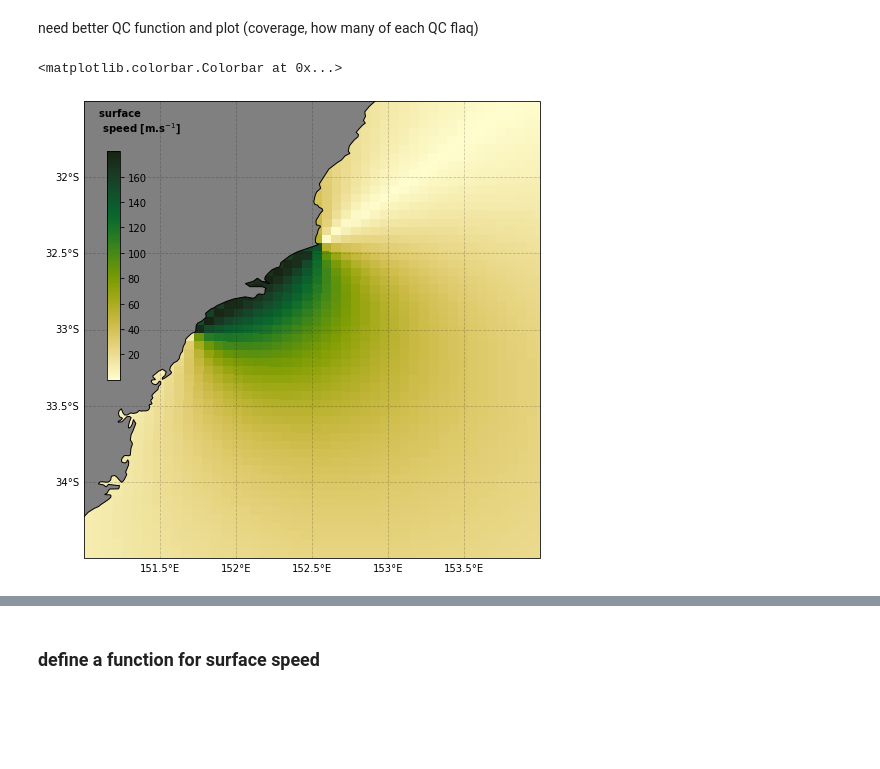
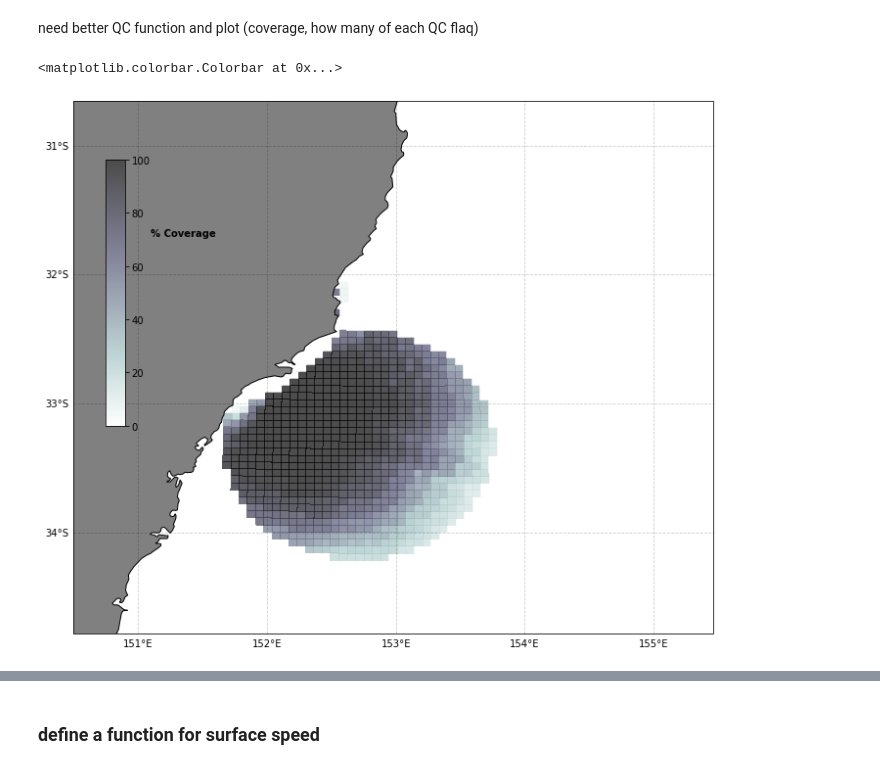
Before and after one commit to nmalan/IMOS-tutorials, a Jupyter notebook: HF_radar_altimetry_SST.ipynb, the cells around one changed output, grey strips where cells are left out. Drawn from its saved outputs; the diff is of its cells as text; code cells hidden in the pictures; blank space fills up the shorter version.

Commit message:
added mean coverage plot to notebook

```diff
--- a/HF_radar_altimetry_SST.ipynb
+++ b/HF_radar_altimetry_SST.ipynb
@@ -20,0 +23,3 @@ radar = xr.open_dataset('http://thredds.aodn.org.au/thredds/dodsC/IMOS/ACORN/gri
+# %%
+coverage = xr.open_dataset('NEWC_coverage_2017_11_30_2021_09_16.nc')
+coverage
@@ -29,33 +44,3 @@ radar['V_good'] = radar.VCUR.where((radar.VCUR_quality_control>0)&(radar.VCUR_qu
 radar['U_good'] = radar.UCUR.where((radar.VCUR_quality_control>0)&(radar.UCUR_quality_control<3))
 # %% [markdown]
 need better QC function and plot (coverage, how many of each QC flaq)
-# %%
-fig = plt.figure(figsize=(18,10))
-ax = plt.subplot(1,2,1,projection=ccrs.PlateCarree())
-#set coastline
-coast = cfeature.NaturalEarthFeature(category='physical', scale='10m',
-                            facecolor='none', name='coastline')
-feature = ax.add_feature(coast, edgecolor='black',facecolor='gray')
-im=radar.GDOP.plot.pcolormesh('LONGITUDE', 'LATITUDE',cmap=cmocean.cm.speed, ax=ax,add_colorbar=False)
-ax.set_extent([151,154,-31.5,-34.5])
-#make pretty gridlines and labels
-gl = ax.gridlines(draw_labels=True,
-             color='black', alpha=0.2, linestyle='--')
-gl.xformatter = LONGITUDE_FORMATTER
-gl.yformatter = LATITUDE_FORMATTER
-gl.right_labels = False
-gl.top_labels = False
-plt.text(151.1,-31.7,'surface \n speed [m.s$^{-1}$]',weight='bold')
-# colorbar
-cax = inset_axes(ax,
-                 width="3%",  # width = 10% of parent_bbox width
-                 height="50%",  # height : 50%
-                 loc='lower left',
-                 bbox_to_anchor=(.05,.39, 1, 1),
-                 bbox_transform=ax.transAxes,
-                 borderpad=0,
-                 )
-fig.colorbar(im, cax=cax)
-# %% [output]
-<matplotlib.colorbar.Colorbar at 0x...>
-[figure, removed]
@@ -61,0 +49,30 @@ fig.colorbar(im, cax=cax)
+# %%
+fig = plt.figure(figsize=(12,10))
+ax = plt.subplot(1,1,1,projection=ccrs.PlateCarree())
+#set coastline
+coast = cfeature.NaturalEarthFeature(category='physical', scale='10m',
+                            facecolor='none', name='coastline')
+feature = ax.add_feature(coast, edgecolor='black',facecolor='gray')
+im=coverage.V_good.plot(x='LONGITUDE', y='LATITUDE',cmap='bone_r', vmin=0,vmax=100, alpha=.7, ax=ax,add_colorbar=False)
+#coverage.V_good.plot.contour(x='LONGITUDE', y='LATITUDE',levels=[50],colors='yellow',transform=ccrs.PlateCarree())
+#make pretty gridlines and labels
+gl = ax.gridlines(draw_labels=True,
+             color='black', alpha=0.2, linestyle='--')
+gl.xformatter = LONGITUDE_FORMATTER
+gl.yformatter = LATITUDE_FORMATTER
+gl.right_labels = False
+gl.top_labels = False
+plt.text(151.1,-31.7,'% Coverage',weight='bold')
+# colorbar
+cax = inset_axes(ax,
+                 width="3%",  # width = 10% of parent_bbox width
+                 height="50%",  # height : 50%
+                 loc='lower left',
+                 bbox_to_anchor=(.05,.39, 1, 1),
+                 bbox_transform=ax.transAxes,
+                 borderpad=0,
+                 )
+fig.colorbar(im, cax=cax)
+# %% [output]
+<matplotlib.colorbar.Colorbar at 0x...>
+[figure, added]
```
Also changed, not shown: parts of 4 cells of this notebook.
